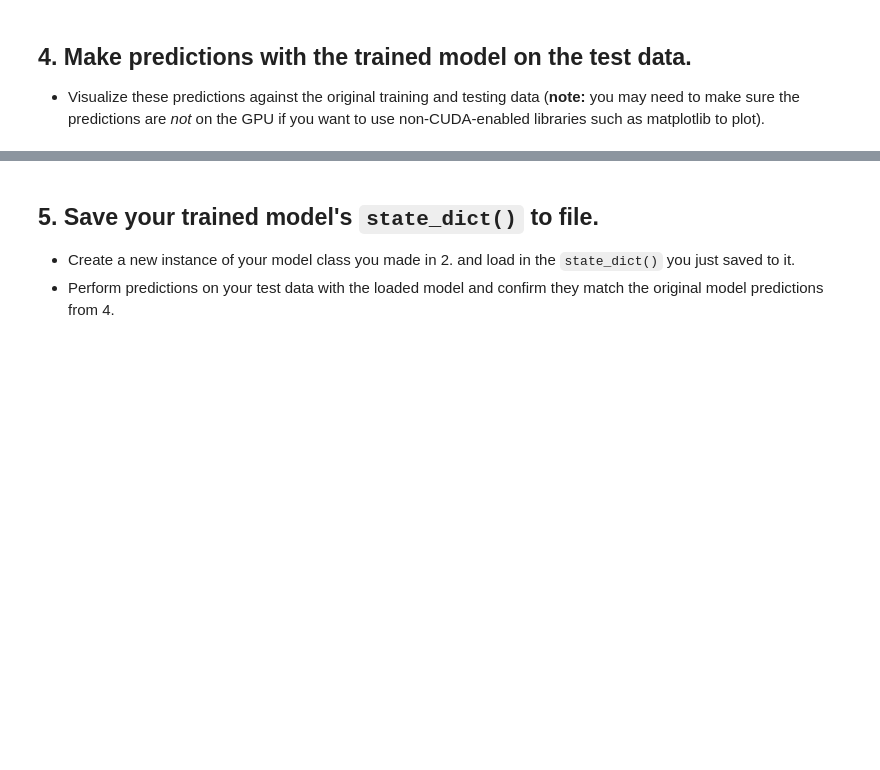
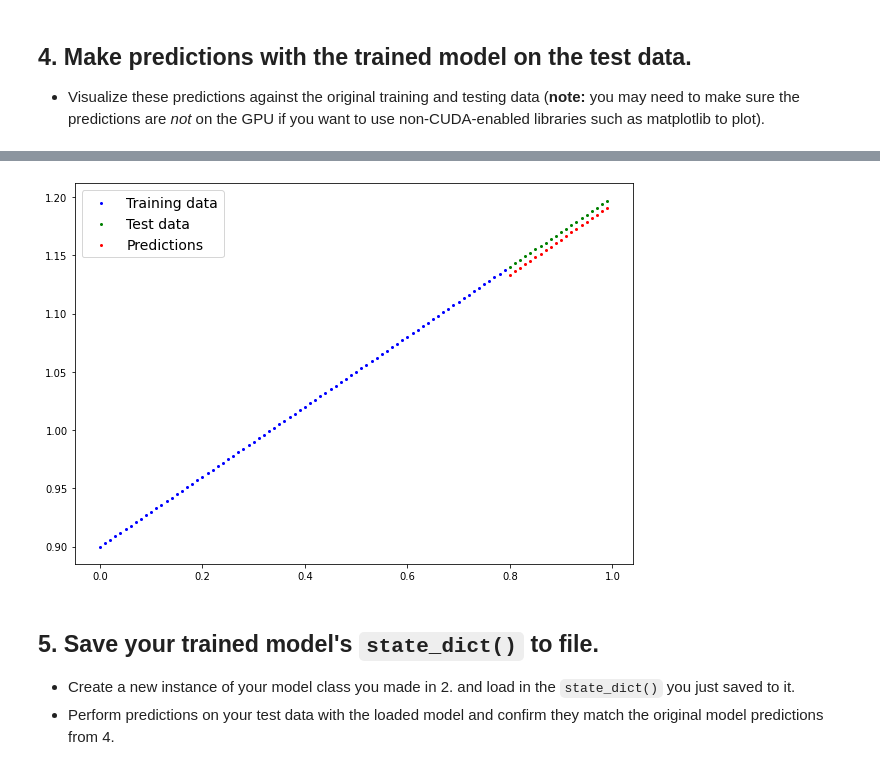
Before and after one commit to Tanmoy-Sarkar-Pranto/Pytorch, a Jupyter notebook: extras/exercises/01_pytorch_workflow_exercises.ipynb, the cells around one changed output, grey strips where cells are left out. Drawn from its saved outputs; the diff is of its cells as text; code cells hidden in the pictures; blank space fills up the shorter version.

```diff
--- a/extras/exercises/01_pytorch_workflow_exercises.ipynb
+++ b/extras/exercises/01_pytorch_workflow_exercises.ipynb
@@ -17,2 +20,4 @@ You can see one form of [solutions on GitHub](https://github.com/mrdbourke/pytor
 # %%
 # Setup device-agnostic code
+device = "cuda" if torch.cuda.is_available() else "cpu"
+device
@@ -65,45 +128,52 @@ print(f"First 10 X & y samples:\nX: {X[:10]}\ny: {y[:10]}")
   * The training loop should test the model on the test dataset every 20 epochs.
 # %%
 # Create the loss function and optimizer
+loss_fn = nn.L1Loss()
+optimizer = torch.optim.SGD(params=model.parameters(),lr=0.01)
 # %%
 # Training loop
-
+torch.manual_seed(42)
 
 # Train model for 300 epochs
-
+epochs = 300
 
 # Send data to target device
-
+X_train = X_train.to(device)
+X_test = X_test.to(device)
+y_train = y_train.to(device)
+y_test = y_test.to(device)
 
 for epoch in range(epochs):
   ### Training
 
   # Put model in train mode
-
+  model.train()
 
   # 1. Forward pass
-
+  y_preds = model(X_train)
 
   # 2. Calculate loss
-
+  loss = loss_fn(y_preds,y_train)
 
   # 3. Zero gradients
-
+  optimizer.zero_grad()
 
   # 4. Backpropagation
-
+  loss.backward()
 
   # 5. Step the optimizer
-
+  optimizer.step()
 
   ### Perform testing every 20 epochs
   if epoch % 20 == 0:
 
     # Put model in evaluation mode and setup inference context
+    model.eval()
+    with torch.inference_mode():
 
-      # 1. Forward pass
-
-      # 2. Calculate test loss
-
-      # Print out what's happening
-      print(f"Epoch: {epoch} | Train loss: {loss:.3f} | Test loss: {test_loss:.3f}")
+        # 1. Forward pass
+        test_preds = model(X_test)
+        # 2. Calculate test loss
+        test_loss = loss_fn(test_preds,y_test)
+        # Print out what's happening
+        print(f"Epoch: {epoch} | Train loss: {loss:.3f} | Test loss: {test_loss:.3f}")
@@ -112,3 +198,8 @@ for epoch in range(epochs):
   * Visualize these predictions against the original training and testing data (**note:** you may need to make sure the predictions are *not* on the GPU if you want to use non-CUDA-enabled libraries such as matplotlib to plot).
 # %%
 # Make predictions with the model
+model.eval()
+with torch.inference_mode():
+    new_preds = model(X_test)
+
+new_preds
@@ -115,5 +227,8 @@ for epoch in range(epochs):
 # %%
 # Plot the predictions (these may need to be on a specific device)
+plot_predictions(predictions=new_preds)
+# %% [output]
+[figure, added]
 # %% [markdown]
 ## 5. Save your trained model's `state_dict()` to file.
   * Create a new instance of your model class you made in 2. and load in the `state_dict()` you just saved to it.
```
Also changed, not shown: parts of 15 cells of this notebook.
